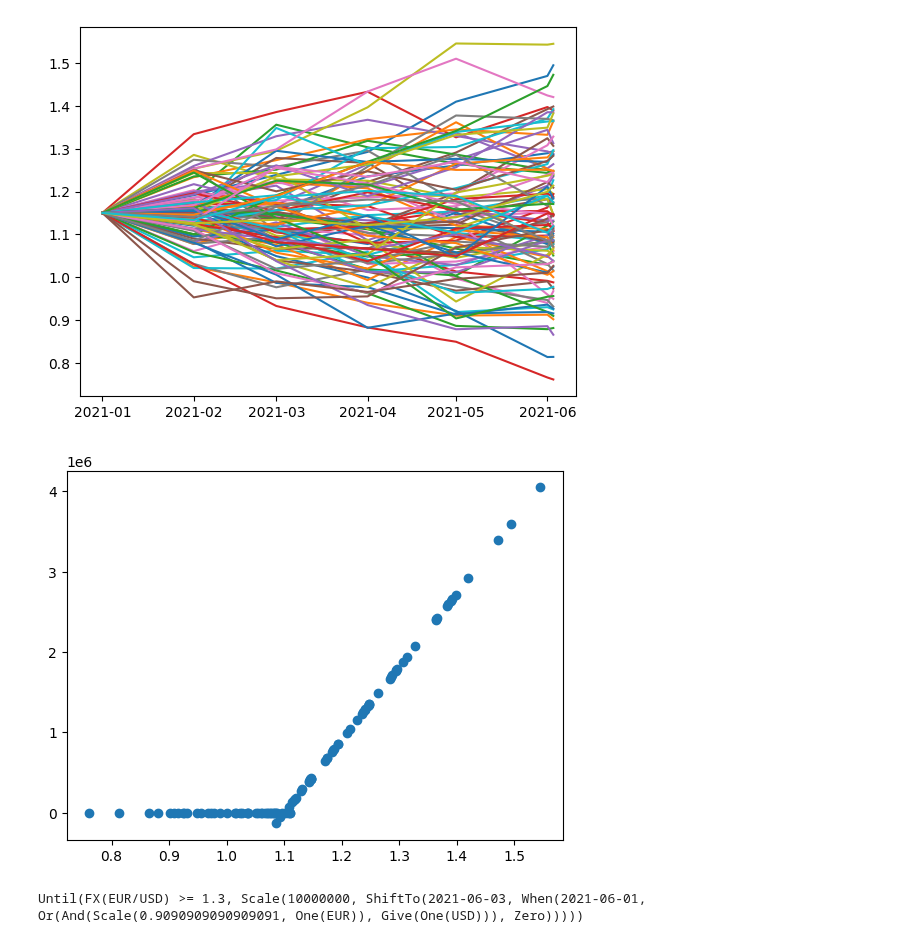
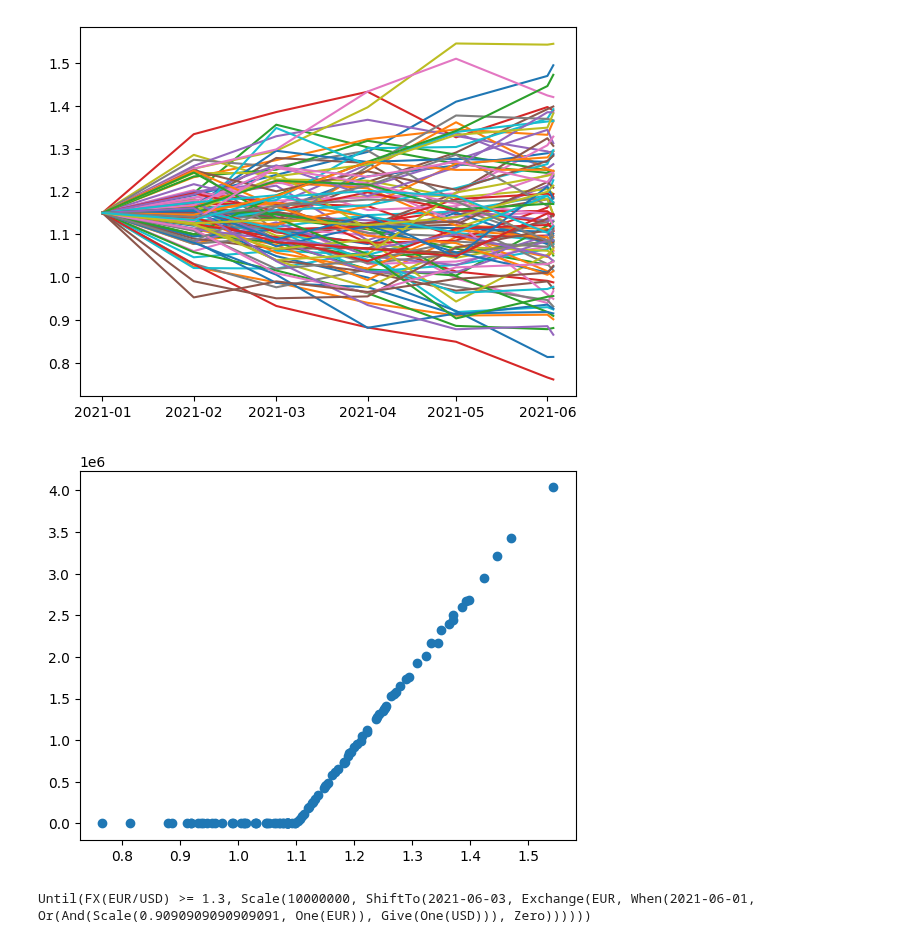
Before and after one commit to luphord/monte-carlo-contracts, a Jupyter notebook: examples/FX Options.ipynb, the cells around one changed output. Drawn from its saved outputs; the diff is of its cells as text; code cells hidden in the pictures.

Commit message:
add cash settlement to FX options

```diff
--- a/examples/FX Options.ipynb
+++ b/examples/FX Options.ipynb
@@ -28,24 +29,33 @@ class FxCall(ResolvableContract):
     payment_date: np.datetime64
     notional: float
     strike: float
+    is_cash_settled: bool
     base_currency: str
     counter_currency: str
 
     def resolve(self) -> Contract:
         fw = self.strike * One(self.base_currency) - One(self.counter_currency)
-        opt = Delay(
-            At(self.payment_date), EuropeanOption(self.fixing_date, fw).resolve()
-        )
-        return self.notional * opt
+        opt = EuropeanOption(self.fixing_date, fw).resolve()
+        if self.is_cash_settled:
+            opt = Exchange(self.base_currency, opt)
+        opt_payment_offset = Delay(At(self.payment_date), opt)
+        return self.notional * opt_payment_offset
 # %%
 maturity = np.datetime64("2021-06-01")
 notional = 10_000_000
 strike = 1 / 1.10
+is_cash_settled = True
 base_currency = "EUR"
 counter_currency = "USD"
 # %%
 fxcall = FxCall(
-    maturity, maturity + 2, notional, strike, base_currency, counter_currency
+    maturity,
+    maturity + 2,
+    notional,
+    strike,
+    is_cash_settled,
+    base_currency,
+    counter_currency,
 )
 print(fxcall)
 # %% [output]
@@ -80,9 +90,9 @@ x.shape
 model = Model(dategrid, {}, {("EUR", "USD"): x}, {}, np.ones(x.shape), "EUR")
 # %%
 cf_usd = generate_simple_cashflows_in_currency(model, fxcall.resolve(), "USD")
-plt.scatter(x[:, -1], cf_usd);
+plt.scatter(x[:, -2], cf_usd);
 # %% [output]
-[figure, old version]
+[figure, new version]
 # %%
 @dataclass
 class FxKnockoutCall(FxCall):
@@ -100,12 +110,13 @@ fxkocall = FxKnockoutCall(
     maturity + 2,
     notional,
     strike,
+    is_cash_settled,
     base_currency,
     counter_currency,
     upper_barrier,
 )
 print(fxkocall)
 # %% [output]
-Until(FX(EUR/USD) >= 1.3, Scale(10000000, ShiftTo(2021-06-03, When(2021-06-01, Or(And(Scale(0.9090909090909091, One(EUR)), Give(One(USD))), Zero)))))
+Until(FX(EUR/USD) >= 1.3, Scale(10000000, ShiftTo(2021-06-03, Exchange(EUR, When(2021-06-01, Or(And(Scale(0.9090909090909091, One(EUR)), Give(One(USD))), Zero))))))
 # %%
 cf_usd = generate_simple_cashflows_in_currency(model, fxkocall.resolve(), "USD")
```
Also changed, not shown: parts of 3 cells of this notebook.
